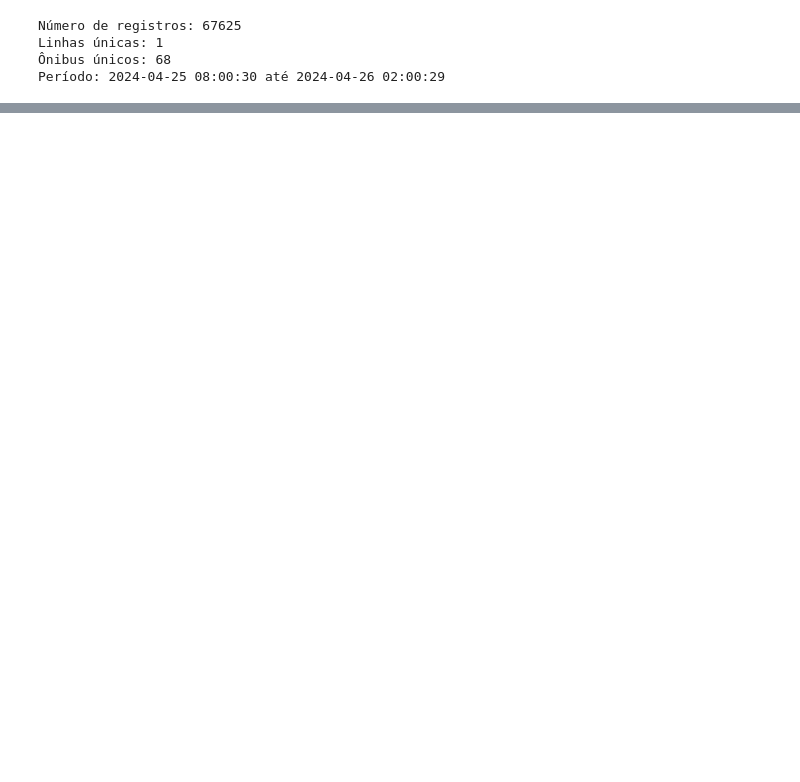
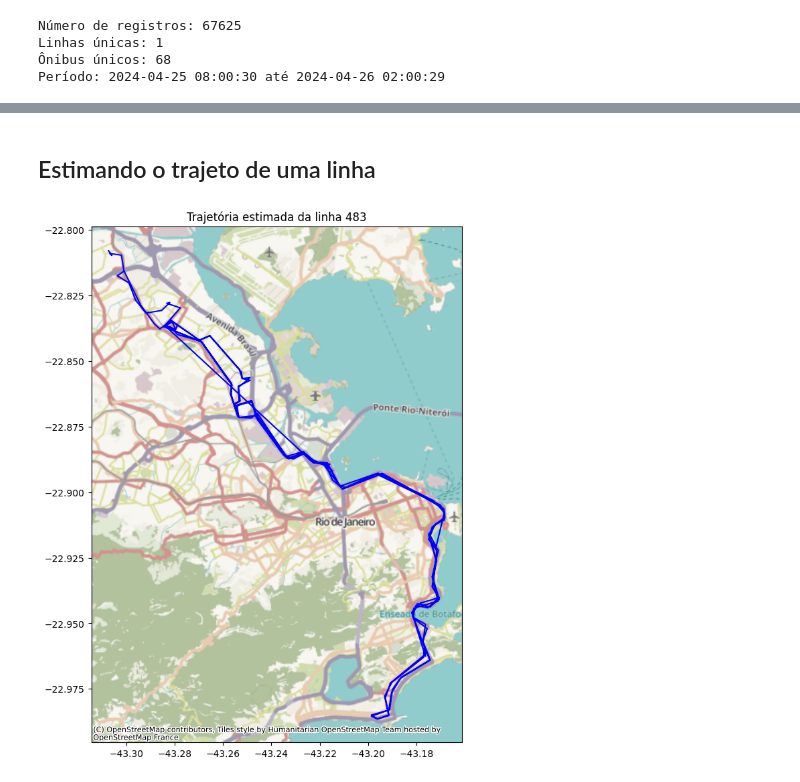
Before and after one commit to UFRJ-Lucas/datamining-2025, a Jupyter notebook: previsao_onibus.ipynb, the cells around one changed output, grey strips where cells are left out. Cells and saved outputs as stored; diff of their text form; code cells hidden in the pictures; blank space fills up the shorter version.

```diff
--- a/previsao_onibus.ipynb
+++ b/previsao_onibus.ipynb
@@ -65,0 +66,17 @@ plt.show()
+# %% [markdown]
+## Estimando o trajeto de uma linha
+# %%
+query = """
+SELECT *
+FROM estimate_bus_trajectory('gps_2024_04_25', '483', 0.001)
+WHERE ordem='B31105'
+"""
+
+trajectory_gdf = gpd.read_postgis(query, engine, geom_col='trajectory', crs="EPSG:4326")
+
+trajectory_gdf.plot(figsize=(12, 10), markersize=1, color='blue')
+ctx.add_basemap(plt.gca(), crs=trajectory_gdf.crs)
+plt.title("Trajetória estimada da linha 483")
+plt.show()
+# %% [output]
+[figure, added]
```
Also changed, not shown: parts of 2 cells of this notebook.
